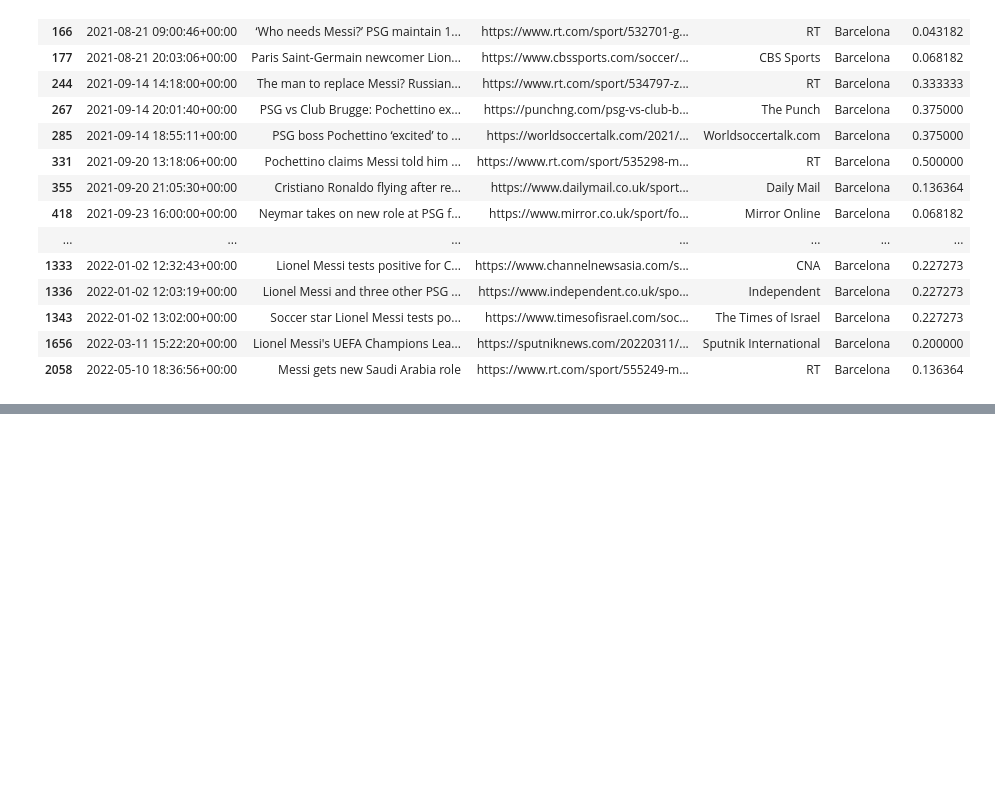
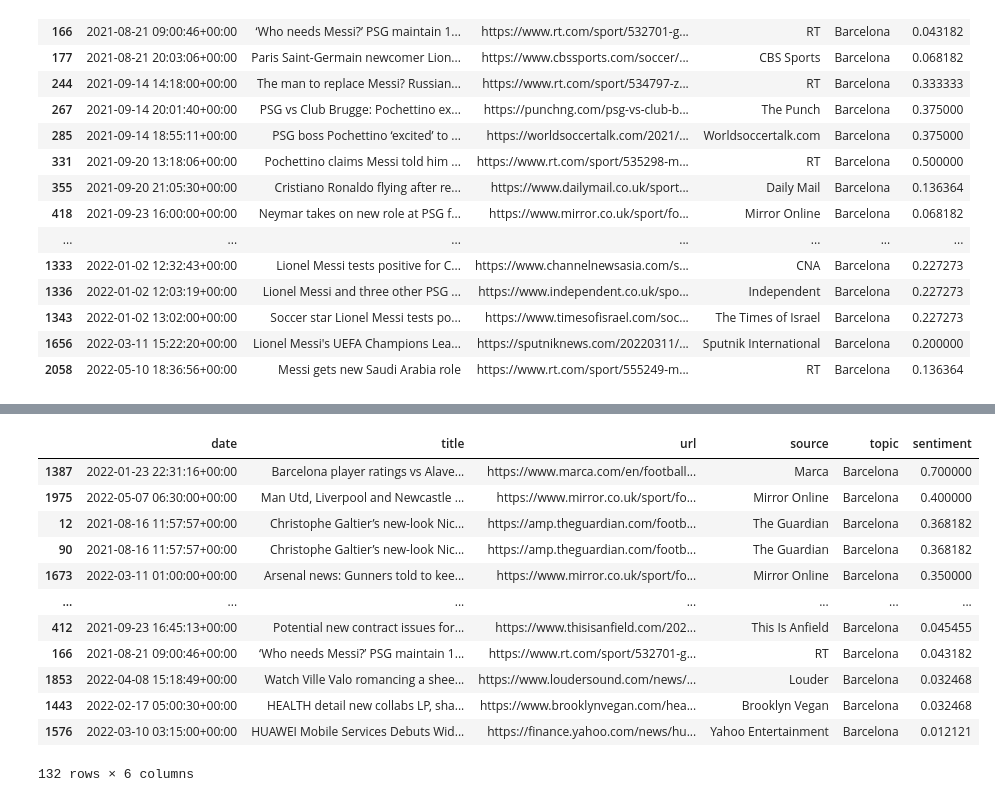
Before and after one commit to ethan-grinberg/barcelona-sentiment-analysis, a Jupyter notebook: text_analysis.ipynb, the cells around one changed output, grey strips where cells are left out. Drawn from its saved outputs; the diff is of its cells as text; code cells hidden in the pictures; blank space fills up the shorter version.

```diff
--- a/text_analysis.ipynb
+++ b/text_analysis.ipynb
@@ -291,0 +313,16 @@ search_text(positive_sent, "messi")
+# %%
+search_text(positive_sent, "new").sort_values(by="sentiment", ascending=False)
+# %% [output]
+|  | date | title | url | source | topic | sentiment |
+| 1387 | 2022-01-23 22:31:16+00:00 | Barcelona player ratings vs Alave... | https://www.marca.com/en/football... | Marca | Barcelona | 0.700000 |
+| 1975 | 2022-05-07 06:30:00+00:00 | Man Utd, Liverpool and Newcastle ... | https://www.mirror.co.uk/sport/fo... | Mirror Online | Barcelona | 0.400000 |
+| 12 | 2021-08-16 11:57:57+00:00 | Christophe Galtier’s new-look Nic... | https://amp.theguardian.com/footb... | The Guardian | Barcelona | 0.368182 |
+| 90 | 2021-08-16 11:57:57+00:00 | Christophe Galtier’s new-look Nic... | https://amp.theguardian.com/footb... | The Guardian | Barcelona | 0.368182 |
+| 1673 | 2022-03-11 01:00:00+00:00 | Arsenal news: Gunners told to kee... | https://www.mirror.co.uk/sport/fo... | Mirror Online | Barcelona | 0.350000 |
+| ... | ... | ... | ... | ... | ... | ... |
+| 412 | 2021-09-23 16:45:13+00:00 | Potential new contract issues for... | https://www.thisisanfield.com/202... | This Is Anfield | Barcelona | 0.045455 |
+| 166 | 2021-08-21 09:00:46+00:00 | ‘Who needs Messi?’ PSG maintain 1... | https://www.rt.com/sport/532701-g... | RT | Barcelona | 0.043182 |
+| 1853 | 2022-04-08 15:18:49+00:00 | Watch Ville Valo romancing a shee... | https://www.loudersound.com/news/... | Louder | Barcelona | 0.032468 |
+| 1443 | 2022-02-17 05:00:30+00:00 | HEALTH detail new collabs LP, sha... | https://www.brooklynvegan.com/hea... | Brooklyn Vegan | Barcelona | 0.032468 |
+| 1576 | 2022-03-10 03:15:00+00:00 | HUAWEI Mobile Services Debuts Wid... | https://finance.yahoo.com/news/hu... | Yahoo Entertainment | Barcelona | 0.012121 |
+132 rows × 6 columns
```
Also changed, not shown: parts of 4 cells of this notebook.
